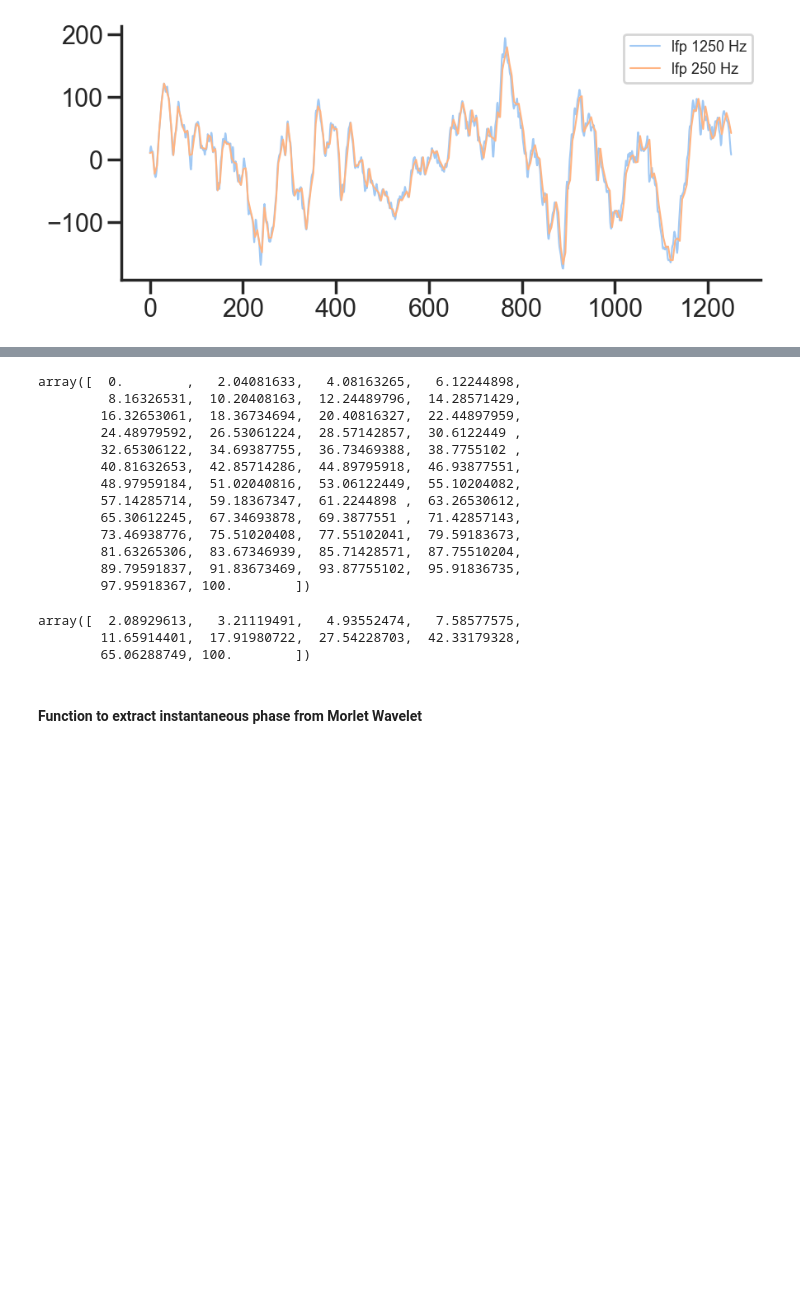
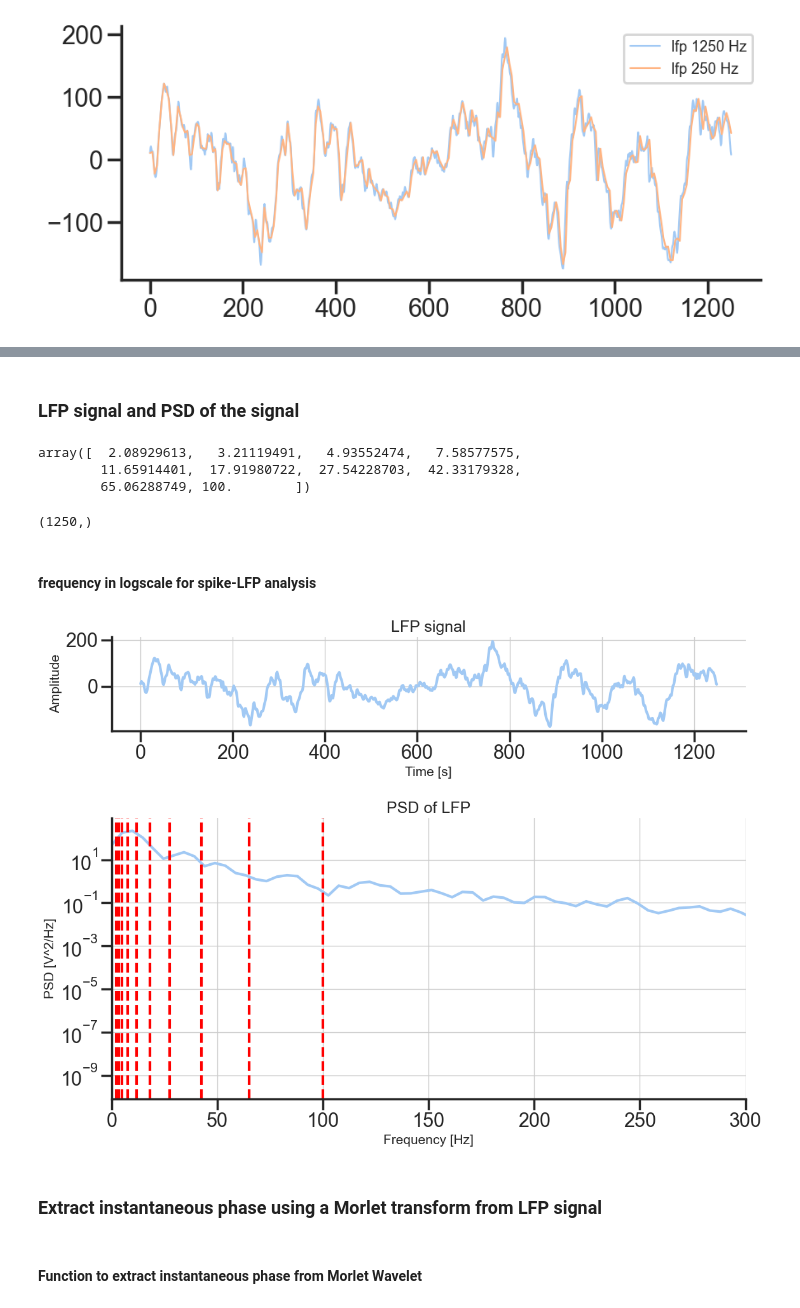
Before and after one commit to gdelfe/Ketamine_effects_on_the_brain, a Jupyter notebook: python/Place_cells_spike_analysis.ipynb, the cells around one changed output, grey strips where cells are left out. Drawn from its saved outputs; the diff is of its cells as text; code cells hidden in the pictures; blank space fills up the shorter version.

```diff
--- a/python/Place_cells_spike_analysis.ipynb
+++ b/python/Place_cells_spike_analysis.ipynb
@@ -363,14 +359,15 @@ LfpSB[minute,0:sampling*2,ch].size
 # %%
 minute = 0
 ch = 0
-sampling = 1250
+fs = 1250
 duration = 1
-t = np.linspace(0,duration*sampling,duration*sampling)
-t_down = np.linspace(0,duration*sampling,int(duration*sampling/5))
+
+t = np.linspace(0,duration*fs,duration*fs)
+t_down = np.linspace(0,duration*fs,int(duration*fs/5))
 
 plt.figure(figsize=(10,4))
-plt.plot(t,lfp_B[minute,0:sampling*duration,ch], linewidth=1.5)
-plt.plot(t_down,LfpSB[minute,0:250*duration,ch], linewidth=1.5)
+plt.plot(t,lfp_B[minute,0:fs*duration,ch], linewidth=1.5)
+plt.plot(t_down,LfpSB[minute,0:int(fs/5*duration),ch], linewidth=1.5)
 plt.legend(['lfp 1250 Hz','lfp 250 Hz'], loc='upper right',fontsize=13)
 # plt.grid(linewidth=0.5)
 # %% [output]
@@ -383,20 +376,5 @@ plt.legend(['lfp 1250 Hz','lfp 250 Hz'], loc='upper right',fontsize=13)
-# %%
-x = np.linspace(0,100,50)
-x
-# %% [output]
-array([  0.        ,   2.04081633,   4.08163265,   6.12244898,
-         8.16326531,  10.20408163,  12.24489796,  14.28571429,
-        16.32653061,  18.36734694,  20.40816327,  22.44897959,
-        24.48979592,  26.53061224,  28.57142857,  30.6122449 ,
-        32.65306122,  34.69387755,  36.73469388,  38.7755102 ,
-        40.81632653,  42.85714286,  44.89795918,  46.93877551,
-        48.97959184,  51.02040816,  53.06122449,  55.10204082,
-        57.14285714,  59.18367347,  61.2244898 ,  63.26530612,
-        65.30612245,  67.34693878,  69.3877551 ,  71.42857143,
-        73.46938776,  75.51020408,  77.55102041,  79.59183673,
-        81.63265306,  83.67346939,  85.71428571,  87.75510204,
-        89.79591837,  91.83673469,  93.87755102,  95.91836735,
-        97.95918367, 100.        ])
+# %% [markdown]
+### LFP signal and PSD of the signal
 # %%
 # frequency range values
 freq = np.logspace(0.32, 2, num=10, endpoint=True)
@@ -405,6 +383,53 @@ freq
 array([  2.08929613,   3.21119491,   4.93552474,   7.58577575,
         11.65914401,  17.91980722,  27.54228703,  42.33179328,
         65.06288749, 100.        ])
+# %%
+lfp_signal_full = (lfp_B[minute,0:fs*duration,ch])
+lfp_signal_full.shape
+# lfp_B.shape
+# %% [output]
+(1250,)
+# %% [markdown]
+#### frequency in logscale for spike-LFP analysis
+# %%
+ch = 0
+duration = 1
+
+lfp_signal_ch = lfp_B[minute,0:fs*duration,ch]
+psd_f, psd = welch(lfp_signal_ch, fs, nperseg=256)
+
+# Create a figure
+plt.figure(figsize=(12, 9))
+
+# Set up a GridSpec layout
+gs = gridspec.GridSpec(2, 1, height_ratios=[1, 3])
+
+# LFP plot
+ax1 = plt.subplot(gs[0])
+ax1.plot(lfp_signal_ch)
+ax1.set_title('LFP signal', fontsize=18)
+ax1.set_xlabel('Time [s]', fontsize=15)
+ax1.set_ylabel('Amplitude', fontsize=15)
+ax1.grid(linewidth=1)
+
+# PSD plot
+ax2 = plt.subplot(gs[1])
+ax2.semilogy(psd_f, psd)
+ax2.set_title('PSD of LFP', fontsize=18)
+ax2.set_xlabel('Frequency [Hz]', fontsize=15)
+ax2.set_ylabel('PSD [V^2/Hz]', fontsize=15)
+for f in freq:
+    ax2.axvline(x=f, color='r', linestyle='--', label='{} Hz'.format(int(f)))
+# ax2.legend()
+ax2.set_xlim([0,300])
+ax2.grid(linewidth=1)
+
+plt.tight_layout()
+plt.show()
+# %% [output]
+[figure, added]
+# %% [markdown]
+### Extract instantaneous phase using a Morlet transform from LFP signal
 # %% [markdown]
 #### Function to extract instantaneous phase from Morlet Wavelet
 # %%
```
Also changed, not shown: parts of 24 cells of this notebook, 1 other file.
